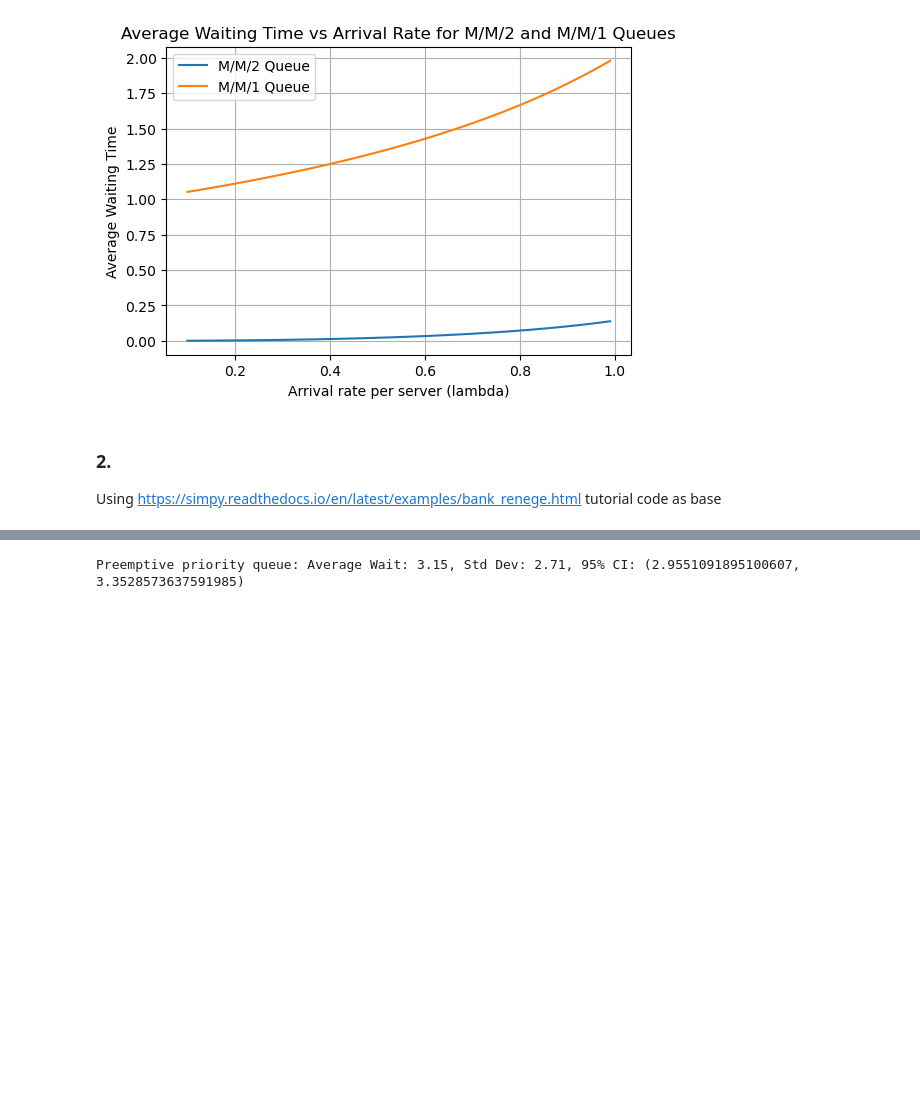
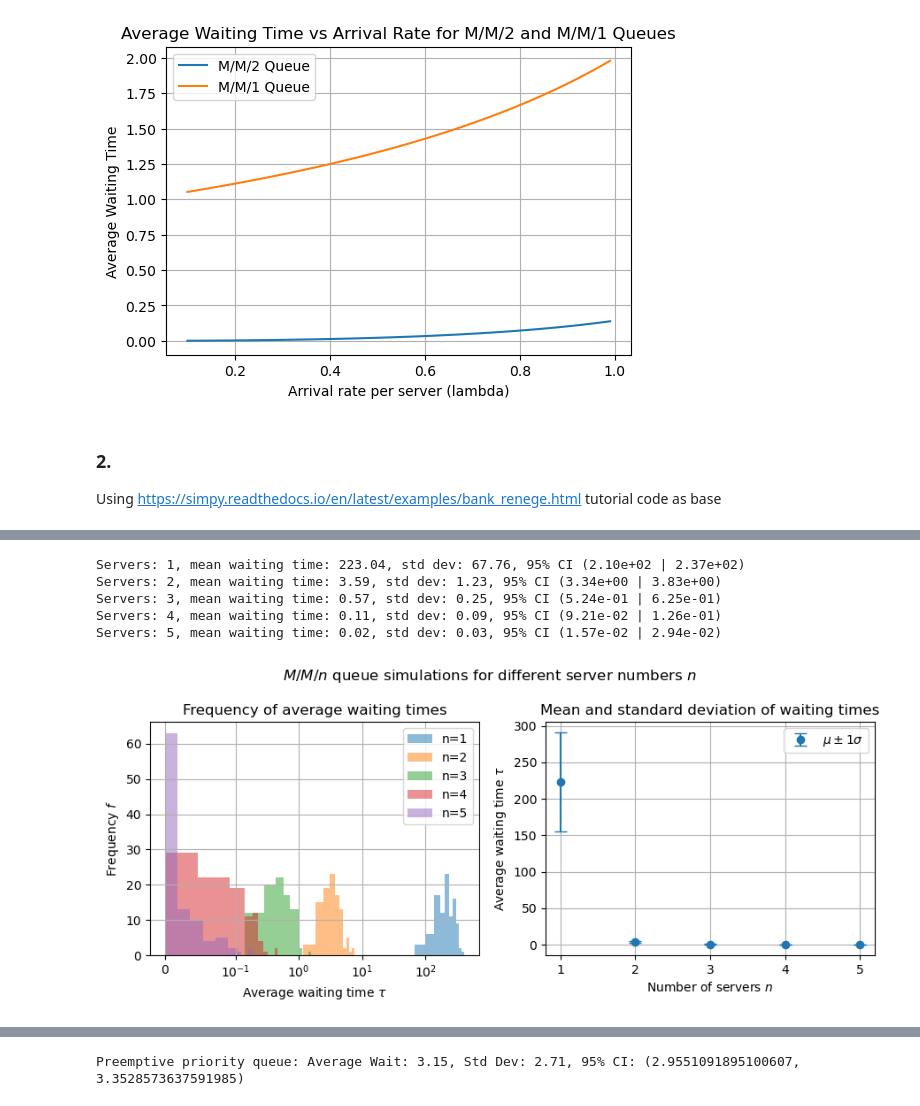
Before and after one commit to jonas4climate/ss-assignment-2, a Jupyter notebook: CalvinLaw_11306734_RaymondZhang_14865904_JonasSchaefer_14039982_2.ipynb, the cells around one changed output, grey strips where cells are left out. Cells and saved outputs as stored; diff of their text form; code cells hidden in the pictures; blank space fills up the shorter version.

```diff
--- a/CalvinLaw_11306734_RaymondZhang_14865904_JonasSchaefer_14039982_2.ipynb
+++ b/CalvinLaw_11306734_RaymondZhang_14865904_JonasSchaefer_14039982_2.ipynb
@@ -406,2 +343,38 @@ Servers: 5, Average Waiting Time: 0.02, Std Dev: 0.03, 95% CI: lower 1.57e-02 |
+# %%
+def plot_wait_times_and_mean_ci(ns, wait_times_data, avgs, stds, conf_intervals, title):
+    plt.figure(figsize=(9, 4), layout='tight')
+    plt.suptitle(title)
+    plt.subplot(1, 2, 1)
+    for num_servers, times in wait_times_data.items():
+        plt.hist(times, label=f'n={num_servers}', alpha=0.5)
+    plt.xlabel('Average waiting time $\\tau$')
+    plt.xscale('symlog', linthresh=0.1)
+    plt.ylabel('Frequency $f$')
+    plt.title('Frequency of average waiting times')
+    plt.legend(loc='upper right')
+    plt.grid(True)
+    plt.subplot(1, 2, 2)
+    plt.errorbar(ns, avgs, yerr=stds, fmt='o', capsize=5, label='$\\mu \\pm 1\\sigma$')
+    plt.xlabel('Number of servers $n$')
+    plt.ylabel('Average waiting time $\\tau$')
+    plt.title('Mean and standard deviation of waiting times')
+    plt.legend(loc='upper right')
+    plt.grid(True)
+    # plt.savefig(f'{SAVE_DIR}/{title.replace(' ', '_').replace('/', '-')}.png')
+    plt.show()
+
+# Experiment
+ns = np.arange(1, 6, 1, dtype=int)
+wait_times, means = simulate_experiments_by_ns(arrival_pdf='exp', service_pdf='const', ns=ns)
+avgs, stds, conf_intervals = get_statistics(means)
+
+plot_wait_times_and_mean_ci(ns, means, avgs, stds, conf_intervals, title='$M/M/n$ queue simulations for different server numbers $n$')
+# %% [output]
+Servers: 1, mean waiting time: 223.04, std dev: 67.76, 95% CI (2.10e+02 | 2.37e+02)
+Servers: 2, mean waiting time: 3.59, std dev: 1.23, 95% CI (3.34e+00 | 3.83e+00)
+Servers: 3, mean waiting time: 0.57, std dev: 0.25, 95% CI (5.24e-01 | 6.25e-01)
+Servers: 4, mean waiting time: 0.11, std dev: 0.09, 95% CI (9.21e-02 | 1.26e-01)
+Servers: 5, mean waiting time: 0.02, std dev: 0.03, 95% CI (1.57e-02 | 2.94e-02)
+[figure, added]
 # %%
 # Experiment
```
Also changed, not shown: parts of 15 cells of this notebook.
